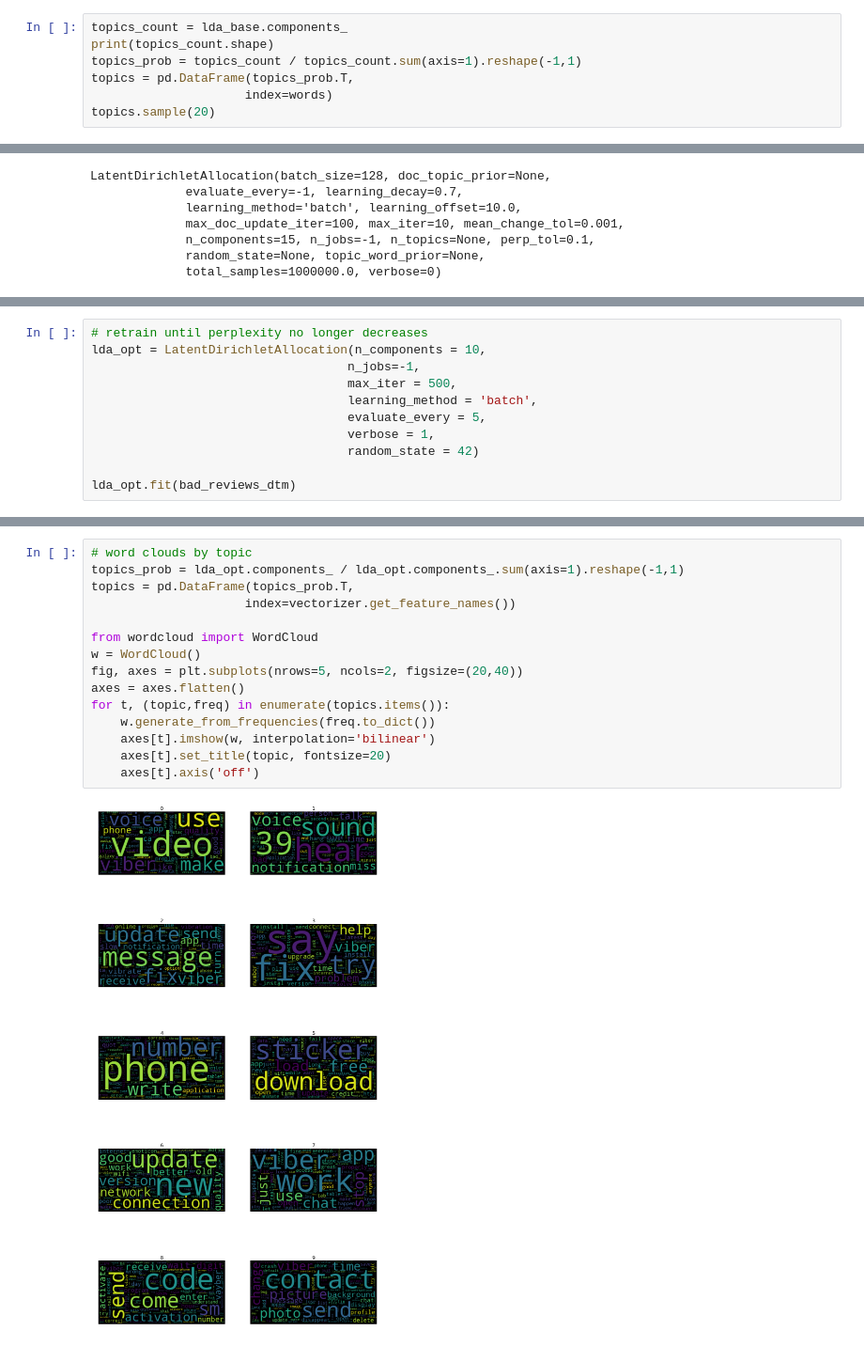
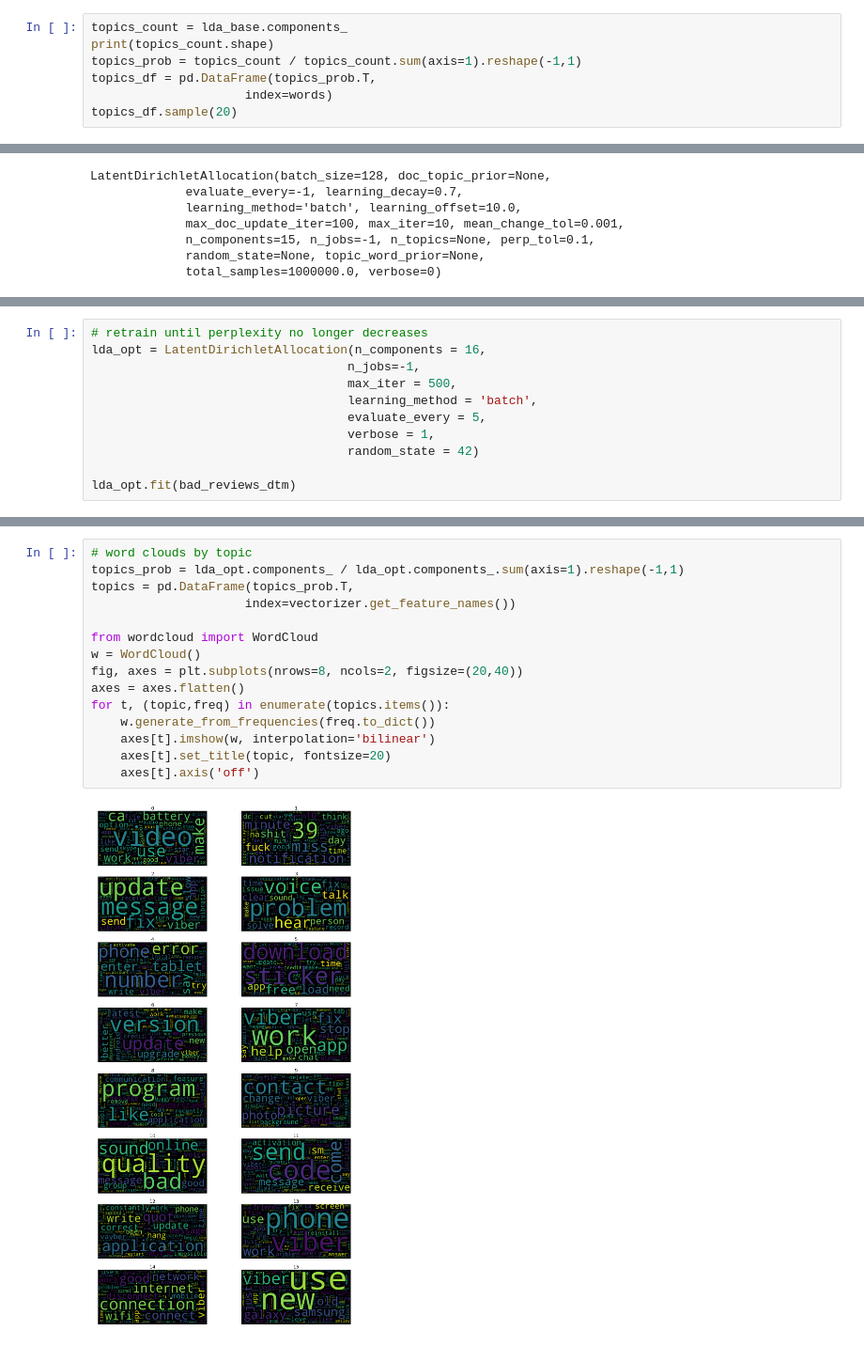
Before and after one commit to samird121/w210-app-review-capstone, a Jupyter notebook: IDEA_dataset/IDEA_Viber_reviews_LDA.ipynb, the cells around one changed output, grey strips where cells are left out. Shown at 94% size. Saved outputs shown, nothing was run; the diff lists cells and outputs as text.

```diff
--- a/IDEA_dataset/IDEA_Viber_reviews_LDA.ipynb
+++ b/IDEA_dataset/IDEA_Viber_reviews_LDA.ipynb
@@ -299,9 +303,9 @@ LatentDirichletAllocation(batch_size=128, doc_topic_prior=None,
 topics_count = lda_base.components_
 print(topics_count.shape)
 topics_prob = topics_count / topics_count.sum(axis=1).reshape(-1,1)
-topics = pd.DataFrame(topics_prob.T,
+topics_df = pd.DataFrame(topics_prob.T,
                      index=words)
-topics.sample(20)
+topics_df.sample(20)
 # %% [output]
 (15, 3109)
 |  | 0 | 1 | 2 | 3 | 4 | 5 | 6 | 7 | 8 | 9 | 10 | ... |
@@ -416,6 +421,6 @@ pd.DataFrame(top_20_words)
 # %%
 # retrain until perplexity no longer decreases
-lda_opt = LatentDirichletAllocation(n_components = 10,
+lda_opt = LatentDirichletAllocation(n_components = 16,
                                    n_jobs=-1,
                                    max_iter = 500,
                                    learning_method = 'batch',
@@ -524,17 +531,17 @@ bad_reviews_eval[bad_reviews_eval[1]>0.3]
 # %%
 # word clouds by topic
 topics_prob = lda_opt.components_ / lda_opt.components_.sum(axis=1).reshape(-1,1)
 topics = pd.DataFrame(topics_prob.T,
                      index=vectorizer.get_feature_names())
 
 from wordcloud import WordCloud
 w = WordCloud()
-fig, axes = plt.subplots(nrows=5, ncols=2, figsize=(20,40))
+fig, axes = plt.subplots(nrows=8, ncols=2, figsize=(20,40))
 axes = axes.flatten()
 for t, (topic,freq) in enumerate(topics.items()):
     w.generate_from_frequencies(freq.to_dict())
     axes[t].imshow(w, interpolation='bilinear')
     axes[t].set_title(topic, fontsize=20)
     axes[t].axis('off')
 # %% [output]
-[figure, old version]
+[figure, new version]
```
Also changed, not shown: parts of 22 cells of this notebook.
